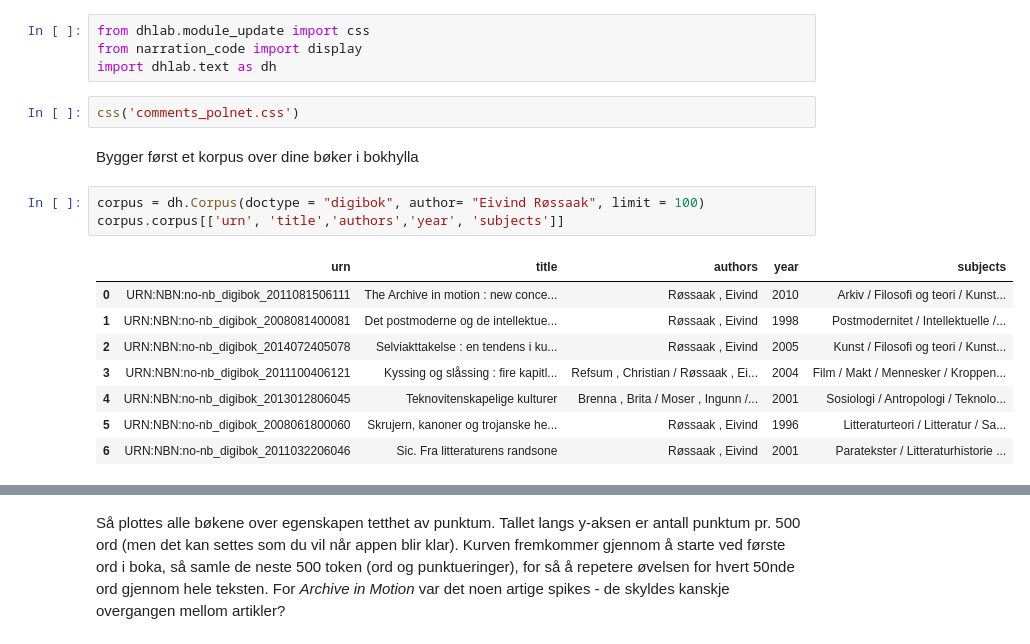
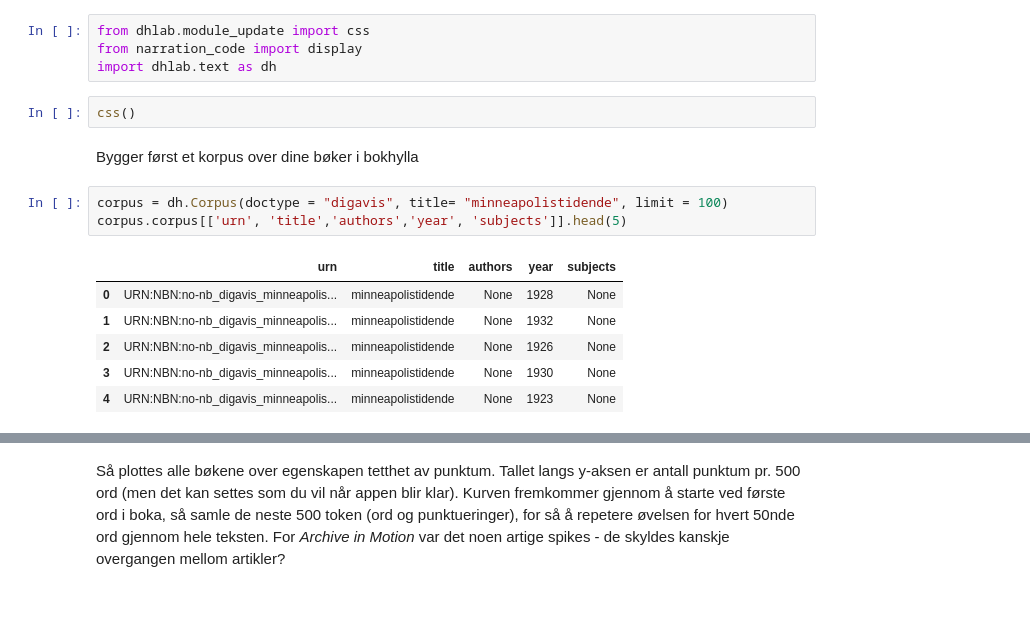
Before and after one commit to Yoonsen/narrative-buer, a Jupyter notebook: punctuation_in_text.ipynb, the cells around one changed output, grey strips where cells are left out. Drawn from its saved outputs; the diff is of its cells as text; blank space fills up the shorter version.

```diff
--- a/punctuation_in_text.ipynb
+++ b/punctuation_in_text.ipynb
@@ -7,18 +7,16 @@ from dhlab.module_update import css
 from narration_code import display
 import dhlab.text as dh
 # %%
-css('comments_polnet.css')
+css()
 # %% [markdown]
 Bygger først et korpus over dine bøker i bokhylla
 # %%
-corpus = dh.Corpus(doctype = "digibok", author= "Eivind Røssaak", limit = 100)
-corpus.corpus[['urn', 'title','authors','year', 'subjects']]
+corpus = dh.Corpus(doctype = "digavis", title= "minneapolistidende", limit = 100)
+corpus.corpus[['urn', 'title','authors','year', 'subjects']].head(5)
 # %% [output]
 |  | urn | title | authors | year | subjects |
-| 0 | URN:NBN:no-nb_digibok_2011081506111 | The Archive in motion : new conce... | Røssaak , Eivind | 2010 | Arkiv / Filosofi og teori / Kunst... |
-| 1 | URN:NBN:no-nb_digibok_2008081400081 | Det postmoderne og de intellektue... | Røssaak , Eivind | 1998 | Postmodernitet / Intellektuelle /... |
-| 2 | URN:NBN:no-nb_digibok_2014072405078 | Selviakttakelse : en tendens i ku... | Røssaak , Eivind | 2005 | Kunst / Filosofi og teori / Kunst... |
-| 3 | URN:NBN:no-nb_digibok_2011100406121 | Kyssing og slåssing : fire kapitl... | Refsum , Christian / Røssaak , Ei... | 2004 | Film / Makt / Mennesker / Kroppen... |
-| 4 | URN:NBN:no-nb_digibok_2013012806045 | Teknovitenskapelige kulturer | Brenna , Brita / Moser , Ingunn /... | 2001 | Sosiologi / Antropologi / Teknolo... |
-| 5 | URN:NBN:no-nb_digibok_2008061800060 | Skrujern, kanoner og trojanske he... | Røssaak , Eivind | 1996 | Litteraturteori / Litteratur / Sa... |
-| 6 | URN:NBN:no-nb_digibok_2011032206046 | Sic. Fra litteraturens randsone | Røssaak , Eivind | 2001 | Paratekster / Litteraturhistorie ... |
+| 0 | URN:NBN:no-nb_digavis_minneapolis... | minneapolistidende | None | 1928 | None |
+| 1 | URN:NBN:no-nb_digavis_minneapolis... | minneapolistidende | None | 1932 | None |
+| 2 | URN:NBN:no-nb_digavis_minneapolis... | minneapolistidende | None | 1926 | None |
+| 3 | URN:NBN:no-nb_digavis_minneapolis... | minneapolistidende | None | 1930 | None |
+| 4 | URN:NBN:no-nb_digavis_minneapolis... | minneapolistidende | None | 1923 | None |
```
Also changed, not shown: parts of 13 cells of this notebook, 1 other file.
